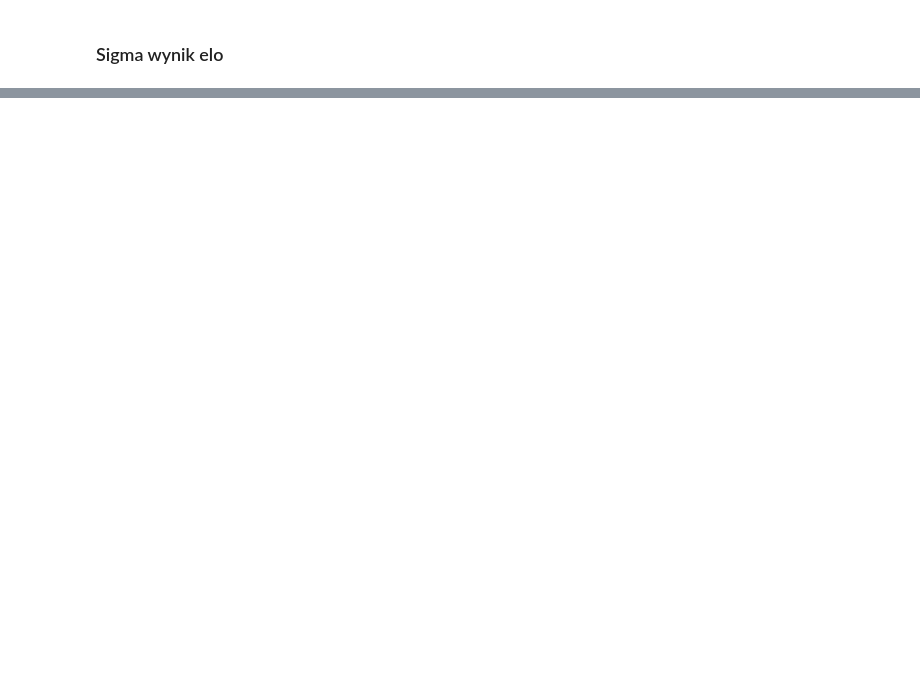
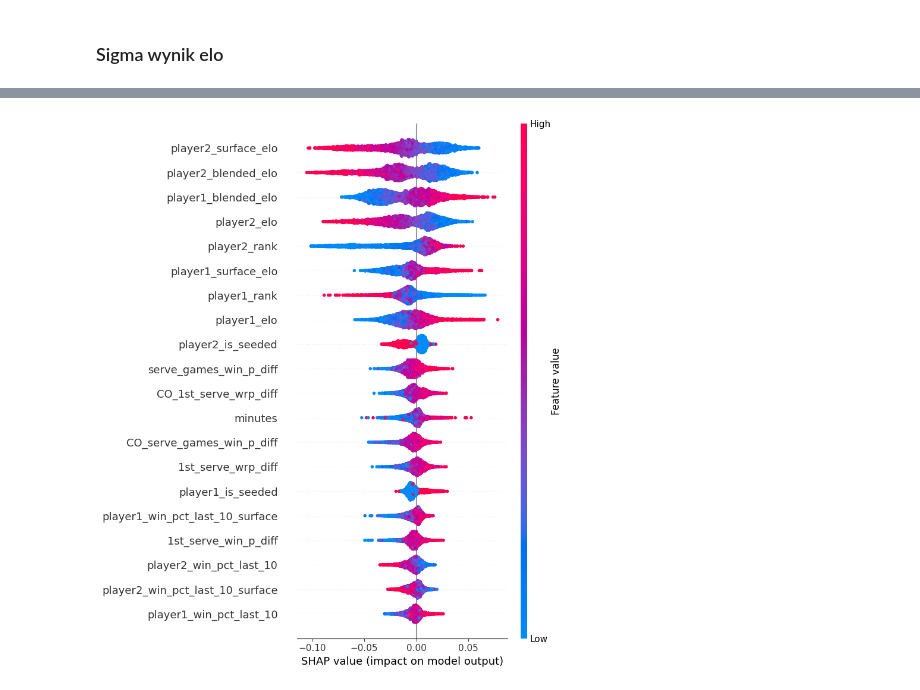
Before and after one commit to KacWNK/Bachelor_Thesis-predicting_results_of_the_tennis_matches_using_machine_learning_models, a Jupyter notebook: src/feature_selection.ipynb, the cells around one changed output, grey strips where cells are left out. Saved outputs shown, nothing was run; the diff lists cells and outputs as text; code cells hidden in the pictures; blank space fills up the shorter version.

```diff
--- a/src/feature_selection.ipynb
+++ b/src/feature_selection.ipynb
@@ -57,6 +57,7 @@ matches = matches.drop(columns=["W1", "L1", "W2", "L2", "W3", "L3", "W4", "L4",
  'Winner_Total_points_won_after_1st_serve',
  'Loser_Total_points_won_after_1st_serve',
  'Winner_Total_points_won_after_2nd_serve',
+ 'Loser_Total_points_won_after_2nd_serve',
  'Winner_Total_1st_serves',
  'Loser_Total_1st_serves',
  'Winner_Total_2nd_serves',
@@ -269,12 +270,15 @@ import numpy as np
 np.random.seed(42)  # For reproducibility
 rows_to_swap = np.random.choice(matches.index, size=int(len(matches) * 0.5), replace=False)  # Swap 50% of rows
 
-# Swap player1 and player2 stats for the selected rows
+# Swap player1 and player2 stats and change the sign of difference columns for the selected rows
 for col in matches.columns:
     if col.startswith('player1_'):
         corresponding_col = col.replace('player1_', 'player2_')
         matches.loc[rows_to_swap, [col, corresponding_col]] = matches.loc[rows_to_swap, [corresponding_col, col]].values
 
+    if col.endswith('_diff'):
+        matches.loc[rows_to_swap, col] *= -1
+
 # Update the target column for swapped rows
 matches.loc[rows_to_swap, 'target'] = 0  # Player 2 is the winner
 # %%
@@ -326,0 +351,12 @@ Name: target, dtype: float64
+# %%
+X_train = X_train.apply(pd.to_numeric, errors='coerce')
+X_test = X_test.apply(pd.to_numeric, errors='coerce')
+print(X_train.isnull().sum().sum())  # Total NaN in X_train
+print(X_test.isnull().sum().sum())  # Total NaN in X_test
+# Convert boolean columns to integers
+X_train = X_train.astype({col: 'int64' for col in X_train.select_dtypes(include=['bool']).columns})
+X_test = X_test.astype({col: 'int64' for col in X_test.select_dtypes(include=['bool']).columns})
+print(X_train.dtypes)
+print(X_test.dtypes)
+X_train, X_test = X_train.align(X_test, join='left', axis=1)
+X_test = X_test.fillna(0)
@@ -326,0 +381,24 @@ Name: target, dtype: float64
+# %%
+import shap
+from sklearn.ensemble import RandomForestClassifier
+import matplotlib.pyplot as plt
+
+# Train a model
+model = RandomForestClassifier(random_state=42)
+model.fit(X_train, y_train)
+X_train_array = X_train.to_numpy()  # Convert X_train to NumPy array for SHAP compatibility
+X_test_array = X_test.to_numpy()
+# Explain model predictions using SHAP
+explainer = shap.Explainer(model, X_train_array)  # Disable additivity check here
+
+# Convert X_test to a NumPy array (optional) and process only the first 5 rows
+shap_values = explainer(X_test_array, check_additivity=False)  # Slice directly from DataFrame for SHAP compatibility
+shap_values_class_1 = shap_values[..., 1]
+
+
+# Visualize feature importance
+shap.summary_plot(shap_values_class_1, X_test_array, feature_names=X_test.columns, show=False)  # Pass the corresponding subset of X_test
+plt.savefig("shap_summary_plot.png", dpi=300, bbox_inches="tight")
+plt.show()
+# %% [output]
+[figure, added]
```
Also changed, not shown: parts of 9 cells of this notebook, 1 other file.
